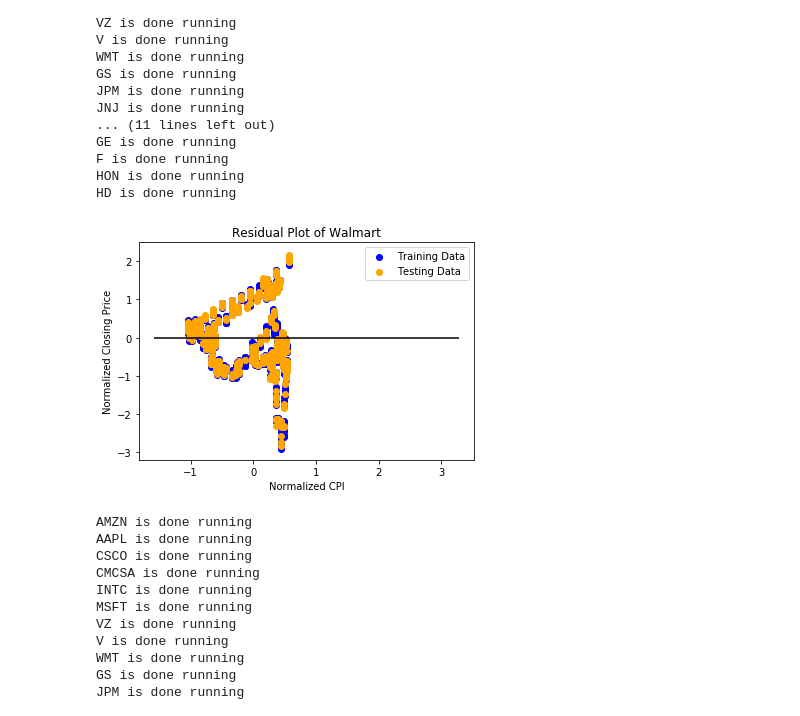
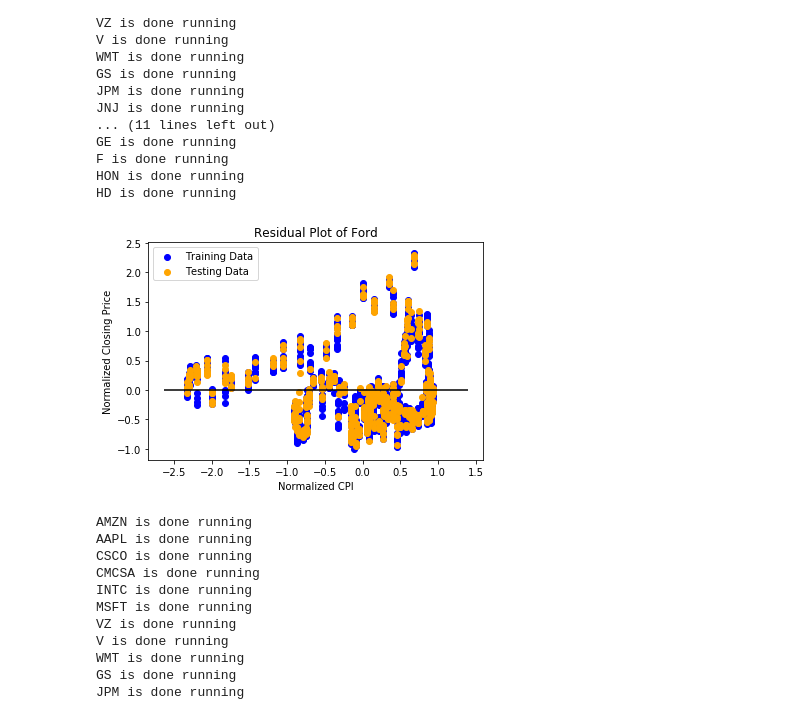
Before and after one commit to allychau/stockmarket, a Jupyter notebook: stock_market_run_data.ipynb, the cells around one changed output. Cells and saved outputs as stored; diff of their text form; code cells hidden in the pictures.

```diff
--- a/stock_market_run_data.ipynb
+++ b/stock_market_run_data.ipynb
@@ -224,10 +237,10 @@ HON is done running
 HD is done running
 # %%
 #test plot data
-tester_new('WMT')
+tester_new('F')
 plt.show()
 # %% [output]
-[figure, old version]
+[figure, new version]
 # %%
 #export table results as CSV
 final_df.to_csv('f2_MSE_values.csv')
```
Also changed, not shown: parts of 13 cells of this notebook.
